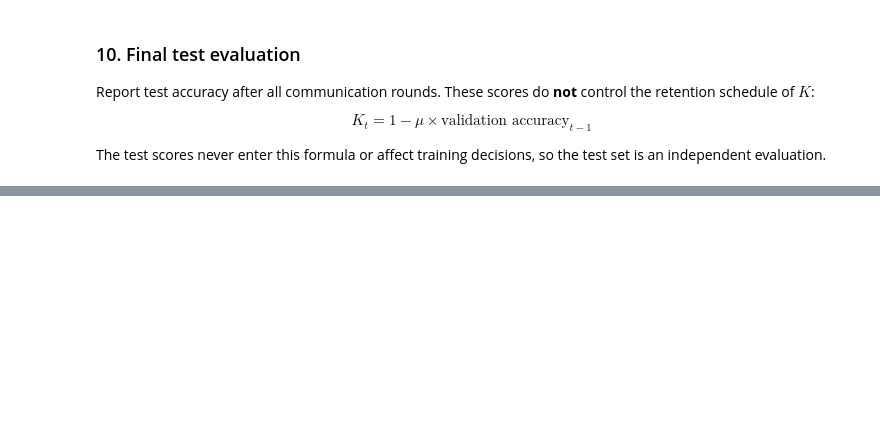
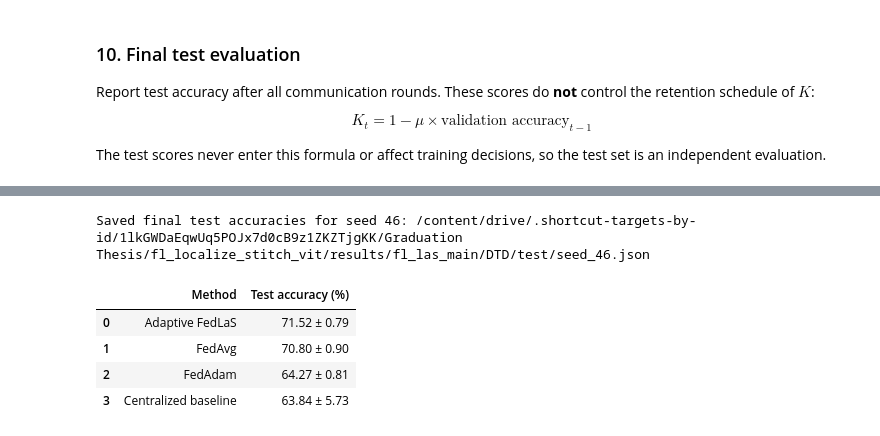
Before and after one commit to ifirdavs/localize-stitch-modified, a Jupyter notebook: fl_las_main.ipynb, the cells around one changed output, grey strips where cells are left out. Cells and saved outputs as stored; diff of their text form; code cells hidden in the pictures; blank space fills up the shorter version.

```diff
--- a/fl_las_main.ipynb
+++ b/fl_las_main.ipynb
@@ -762,0 +790,73 @@ final_test_accuracy
+# %%
+import json
+import pandas as pd
+
+if LOAD_CHECKPOINTS or SEED not in EXPERIMENT_SEEDS:
+    raise ValueError("Save test results from fresh training with an experiment seed.")
+if any(len(history) != ROUNDS + 1 for history in validation_histories.values()):
+    raise ValueError("Complete all communication rounds before saving final test results.")
+if set(final_test_accuracy) != set(validation_histories):
+    raise ValueError("Test results must include the same methods as the validation experiment.")
+
+test_run = pd.DataFrame([
+    {"Seed": SEED, "Method": method, "Accuracy": float(value)}
+    for method, value in final_test_accuracy.items()
+])
+if not test_run["Accuracy"].between(0, 1).all():
+    raise ValueError("Test accuracies must be finite fractions in [0, 1].")
+
+test_results_dir = seed_results_dir / "test"
+test_results_dir.mkdir(parents=True, exist_ok=True)
+test_result_path = test_results_dir / f"seed_{SEED}.json"
+test_result_path.write_text(json.dumps(
+    {"split": "test", "config": run_config, "results": test_run.to_dict(orient="records")},
+    indent=2, allow_nan=False,
+))
+print(f"Saved final test accuracies for seed {SEED}: {test_result_path}")
+# %% [output]
+Saved final test accuracies for seed 46: /content/drive/.shortcut-targets-by-id/1lkGWDaEqwUq5POJx7d0cB9z1ZKZTjgKK/Graduation Thesis/fl_localize_stitch_vit/results/fl_las_main/DTD/test/seed_46.json
+# %%
+test_summary = pd.DataFrame()
+paper_test_table = pd.DataFrame()
+missing_test_seeds = [seed for seed in EXPERIMENT_SEEDS
+                      if not (test_results_dir / f"seed_{seed}.json").exists()]
+
+if missing_test_seeds:
+    print(f"Test results still needed for mean ± SD: {missing_test_seeds}")
+else:
+    test_frames = []
+    for seed in EXPERIMENT_SEEDS:
+        saved_test_run = json.loads((test_results_dir / f"seed_{seed}.json").read_text())
+        if saved_test_run.get("split") != "test" or saved_test_run["config"] != run_config:
+            raise ValueError(f"Seed {seed} has a different split or settings; regenerate its test results.")
+        test_frame = pd.DataFrame(saved_test_run["results"])
+        if (not test_frame["Seed"].eq(seed).all()
+                or set(test_frame["Method"]) != set(final_test_accuracy)
+                or test_frame["Method"].duplicated().any()
+                or not test_frame["Accuracy"].between(0, 1).all()):
+            raise ValueError(f"Invalid or incomplete test results in seed_{seed}.json.")
+        test_frames.append(test_frame)
+
+    test_runs = pd.concat(test_frames, ignore_index=True)
+    test_summary = test_runs.groupby("Method", sort=False)["Accuracy"].agg(
+        Mean="mean", Std=lambda values: values.std(ddof=1), Seeds="count",
+    ).reset_index()
+    if not test_summary["Seeds"].eq(len(EXPERIMENT_SEEDS)).all():
+        test_summary = pd.DataFrame()
+        raise ValueError("Every method must include exactly one test result per experiment seed.")
+
+    test_summary = test_summary.rename(columns={"Mean": "Mean (%)", "Std": "SD (pp)"})
+    test_summary[["Mean (%)", "SD (pp)"]] *= 100
+    test_summary.to_csv(test_results_dir / "test_accuracy_mean_std.csv", index=False)
+    paper_test_table = pd.DataFrame({
+        "Method": test_summary["Method"],
+        "Test accuracy (%)": [f"{mean:.2f} ± {std:.2f}"
+                              for mean, std in zip(test_summary["Mean (%)"], test_summary["SD (pp)"])],
+    })
+    display(paper_test_table)
+# %% [output]
+|  | Method | Test accuracy (%) |
+| 0 | Adaptive FedLaS | 71.52 ± 0.79 |
+| 1 | FedAvg | 70.80 ± 0.90 |
+| 2 | FedAdam | 64.27 ± 0.81 |
+| 3 | Centralized baseline | 63.84 ± 5.73 |
```
Also changed, not shown: parts of 17 cells of this notebook, 32 other files.
